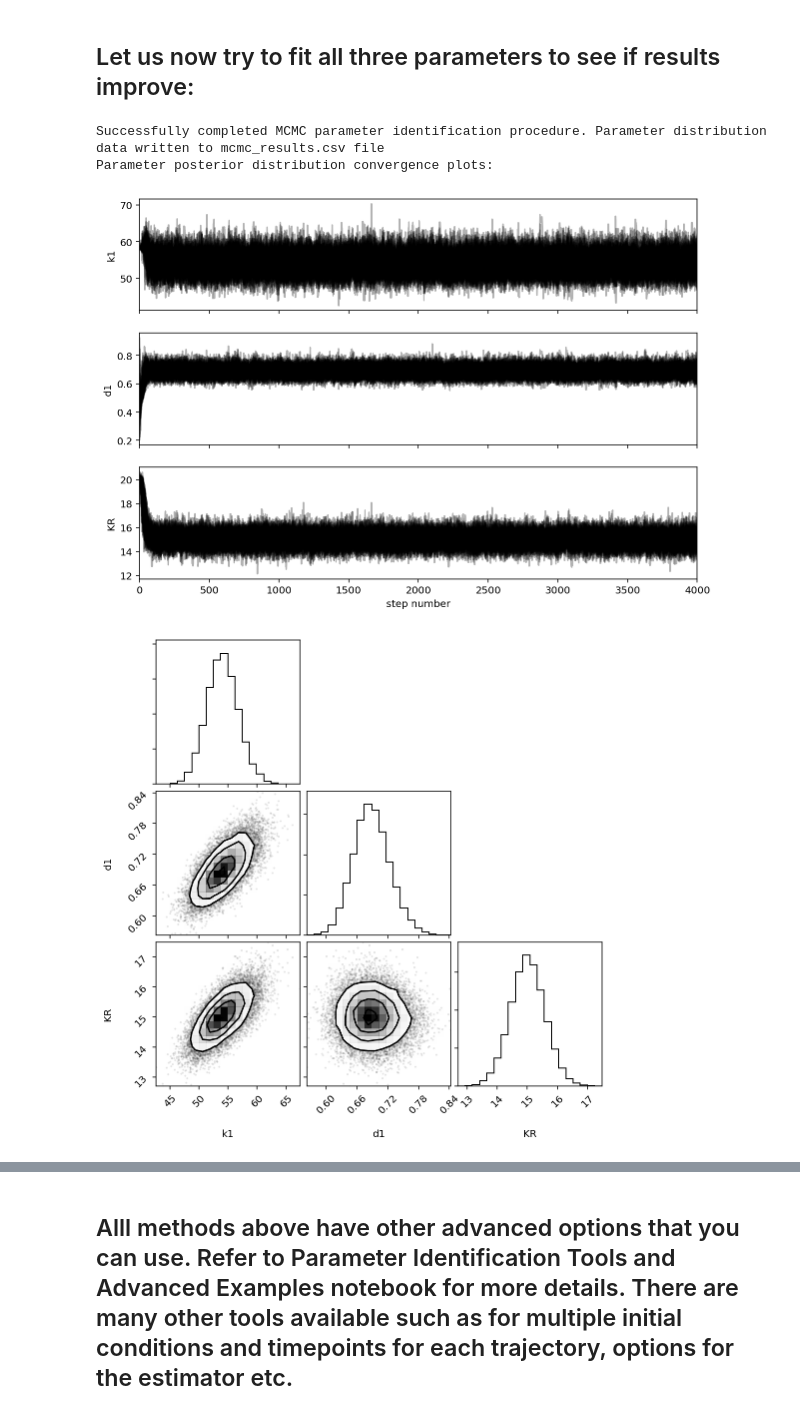
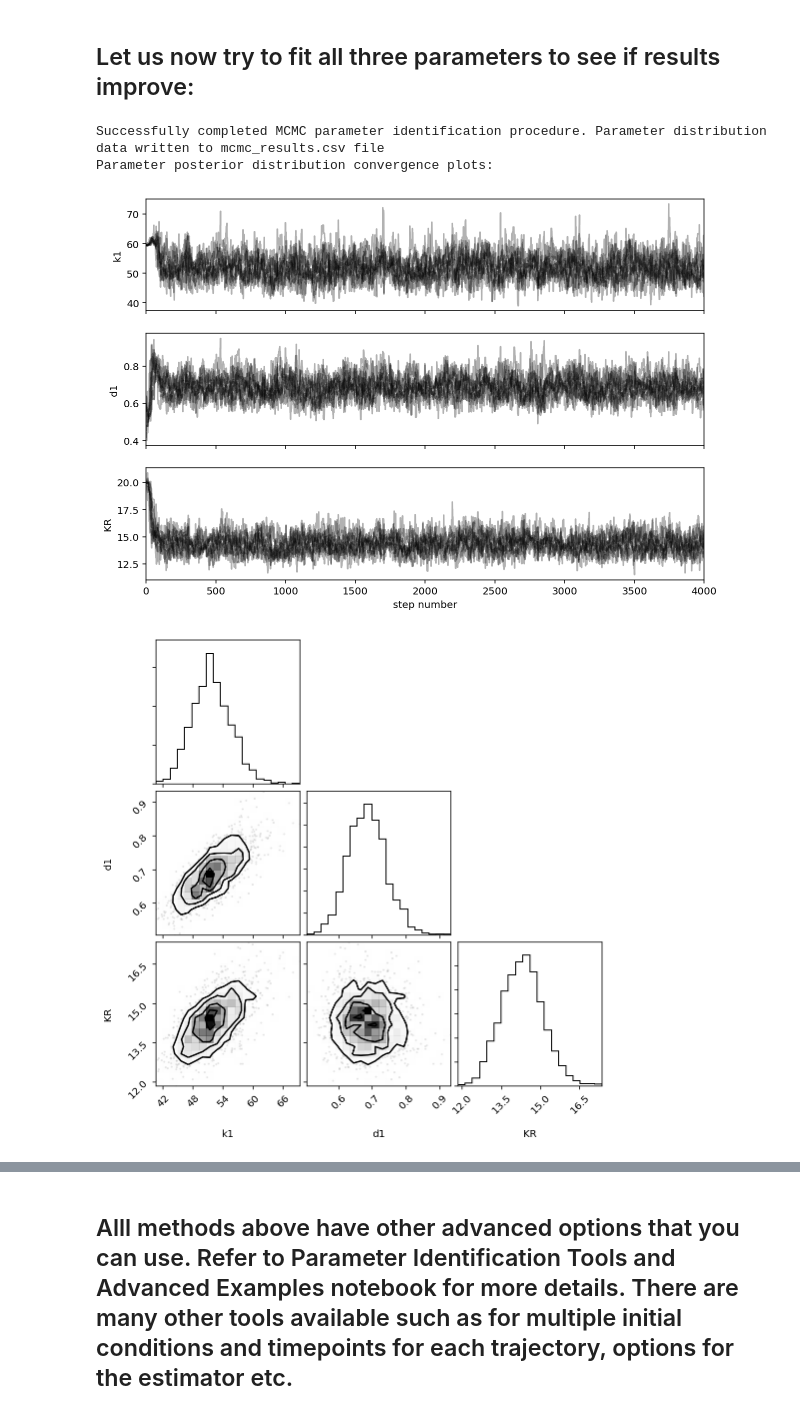
Before and after one commit to biocircuits/bioscrape, a Jupyter notebook: inference examples/Multiple trajectories initial conditions.ipynb, the cells around one changed output, grey strips where cells are left out. Cells and saved outputs as stored; diff of their text form; code cells hidden in the pictures.

```diff
--- a/inference examples/Multiple trajectories initial conditions.ipynb
+++ b/inference examples/Multiple trajectories initial conditions.ipynb
@@ -171,31 +171,31 @@ plt.ylabel("[X]");
 # %%
 
 pid = initialize_mcmc(Model = M)
 pid.set_exp_data(exp_data)
 # pid.set_exp_data(list_of_dfs)
 pid.set_measurements(['X'])
 pid.set_time_column(['timepoints'])
 # pid.set_params_to_estimate(['k1','d1'])
 pid.set_params_to_estimate(['k1', 'd1','KR'])
 pid.set_initial_conditions(initial_condition_list)
-pid.set_nwalkers(100)
+pid.set_nwalkers(10)
 pid.set_init_seed(0.15)
 pid.set_nsteps(4000)
 pid.set_sim_type('deterministic')
 
 # Higher the probability threshold, you have wider priors.
 # Allowing lower probabilities with lower threshold implies stricter priors.
 # prior = {'d1' : ['gaussian', 0, 10, 1e-3], 'k1' : ['gaussian', 0, 50, 1e-4]}
 prior = {'d1' : ['uniform', 0.1, 10],'k1' : ['uniform',0,100],'KR' : ['uniform',0,100]}
 pid.set_prior(prior)
 
 sampler = pid.run_mcmc(plot_show = True)
 pid.plot_mcmc_results(sampler);
 # %% [output]
 Successfully completed MCMC parameter identification procedure. Parameter distribution data written to mcmc_results.csv file
 Parameter posterior distribution convergence plots:
-[figure, old version]
+[figure, new version]
-[figure, old version]
+[figure, new version]
 # %%
 M_fit = M
 timepoints = pid.timepoints[0]
```
Also changed, not shown: parts of 7 cells of this notebook, 11 other files.
